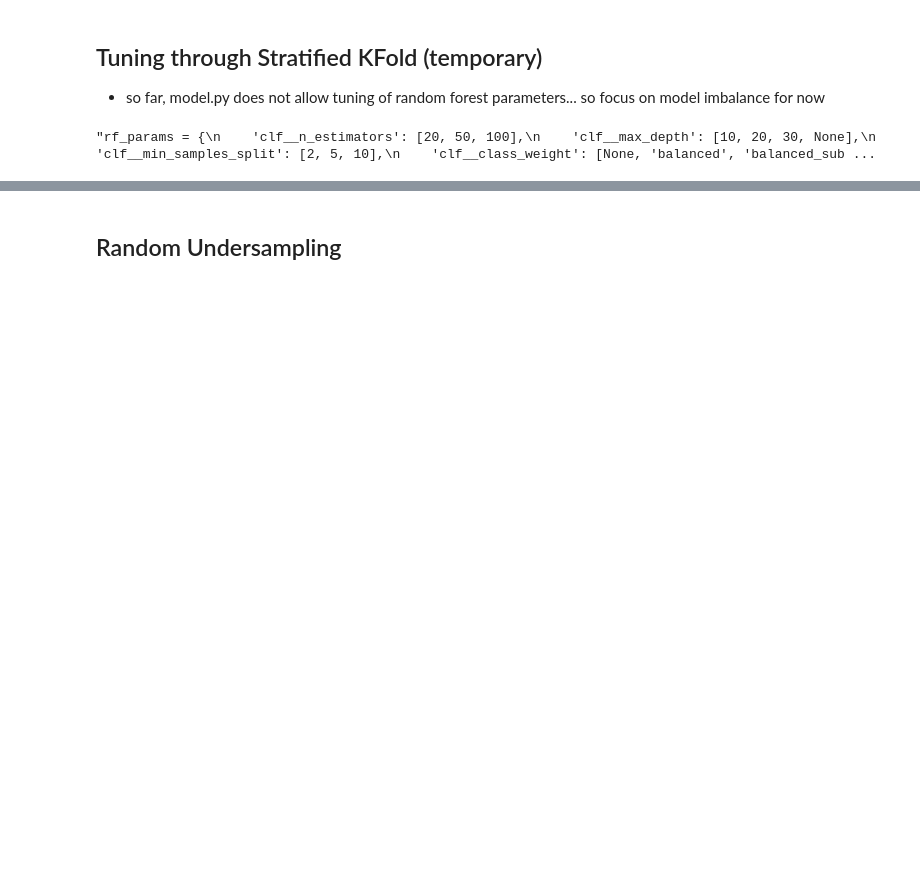
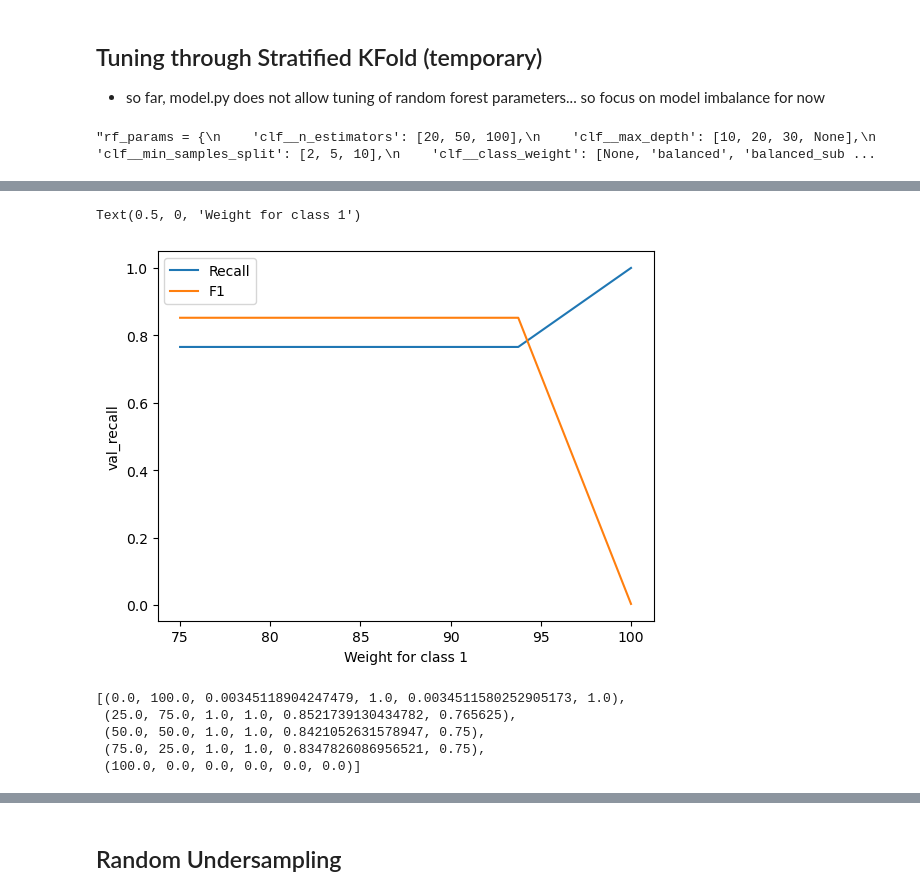
Before and after one commit to R-Vel/ML_Lab1, a Jupyter notebook: report.ipynb, the cells around one changed output, grey strips where cells are left out. Cells and saved outputs as stored; diff of their text form; code cells hidden in the pictures; blank space fills up the shorter version.

Commit message:
tried sample_weights. need to try class_weight balanced

```diff
--- a/report.ipynb
+++ b/report.ipynb
@@ -214,0 +227,31 @@ print("Validation Set Confusion Matrix:\n", pd.DataFrame(confusion_matrix(y_val,
+# %%
+#Select 100 equally spaced weights for class 0
+weights = np.linspace(0,25,5)
+print(weights)
+
+cw_results = []
+
+for x in weights:
+    print(x)
+    #assign weights for classes 0 and 1 into dict
+    class_weights = {0: x, 1: 100-x}
+
+    print("step 1")
+    sample_weight = np.array([class_weights[label] for label in y_train])
+
+    print("step 2")
+    # Model training
+    cw_search = rf_untuned.fit(X_train, y_train, clf__sample_weight = sample_weight)
+    print("step 3")
+
+    # Measure performance on validation set
+    cw_train = rf_untuned.predict(X_train)
+    cw_val = rf_untuned.predict(X_val)
+
+    # Evaluate (you can also store precision, recall, etc.)
+    train_f1 = f1_score(y_train, cw_train)
+    train_recall = recall_score(y_train, cw_train)
+    val_f1 = f1_score(y_val, cw_val)
+    val_recall = recall_score(y_val, cw_val)
+
+    cw_results.append((x, 100 - x, train_f1, train_recall, val_f1, val_recall))
@@ -214,0 +275,22 @@ print("Validation Set Confusion Matrix:\n", pd.DataFrame(confusion_matrix(y_val,
+# %%
+#new
+#Ploting f1 score for different weights
+cw_results_df = pd.DataFrame(cw_results,
+                             columns=["0_w",
+                                      "1_w",
+                                      "train_f1", "train_recall",
+                                      "val_f1", "val_recall"])
+sns.lineplot(data=cw_results_df, x="1_w", y="val_recall", label="Recall")
+sns.lineplot(data=cw_results_df, x="1_w", y="val_f1", label="F1")
+plt.xlabel('Weight for class 1')
+# %% [output]
+Text(0.5, 0, 'Weight for class 1')
+[figure, added]
+# %%
+cw_results
+# %% [output]
+[(0.0, 100.0, 0.00345118904247479, 1.0, 0.0034511580252905173, 1.0),
+ (25.0, 75.0, 1.0, 1.0, 0.8521739130434782, 0.765625),
+ (50.0, 50.0, 1.0, 1.0, 0.8421052631578947, 0.75),
+ (75.0, 25.0, 1.0, 1.0, 0.8347826086956521, 0.75),
+ (100.0, 0.0, 0.0, 0.0, 0.0, 0.0)]
```
Also changed, not shown: parts of 44 cells of this notebook.
